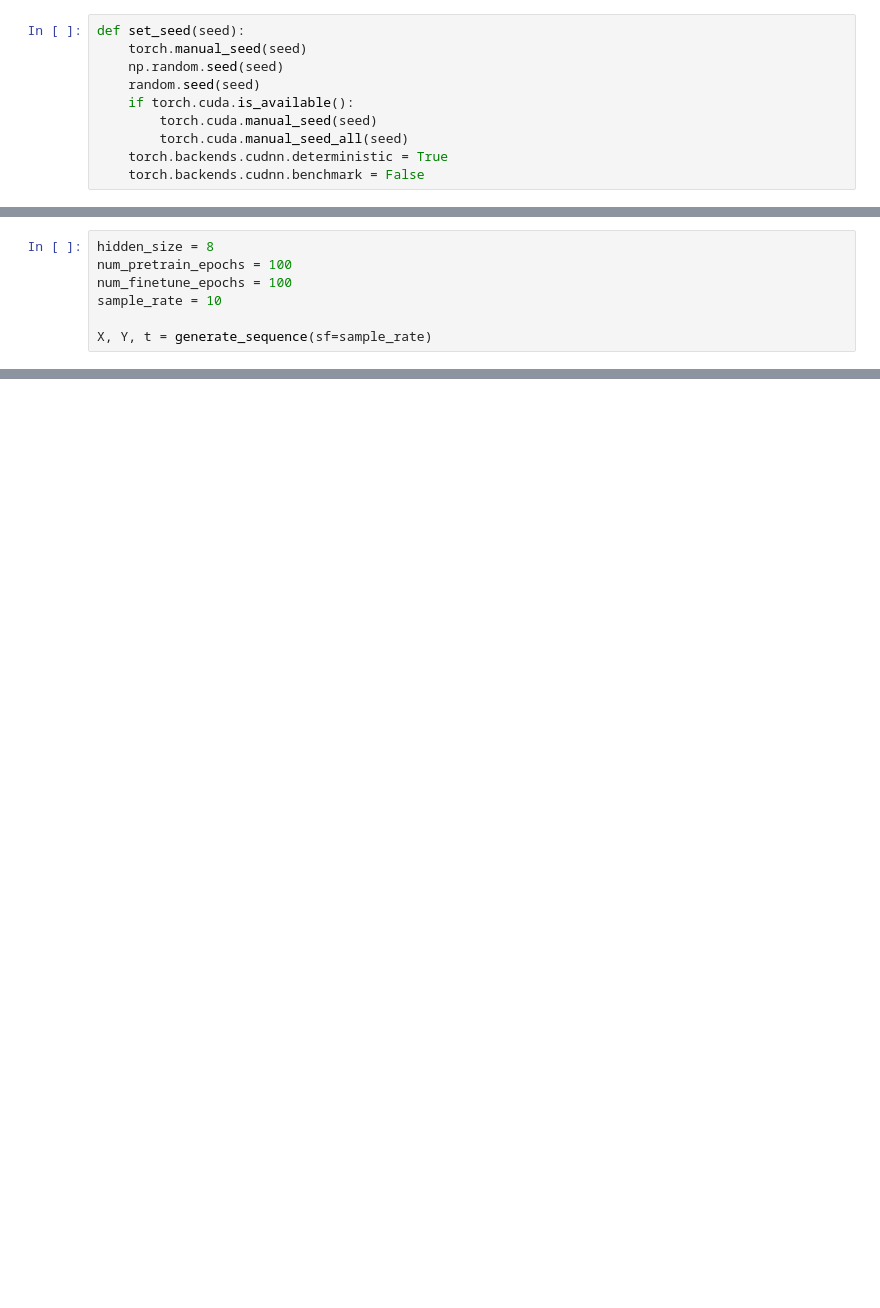
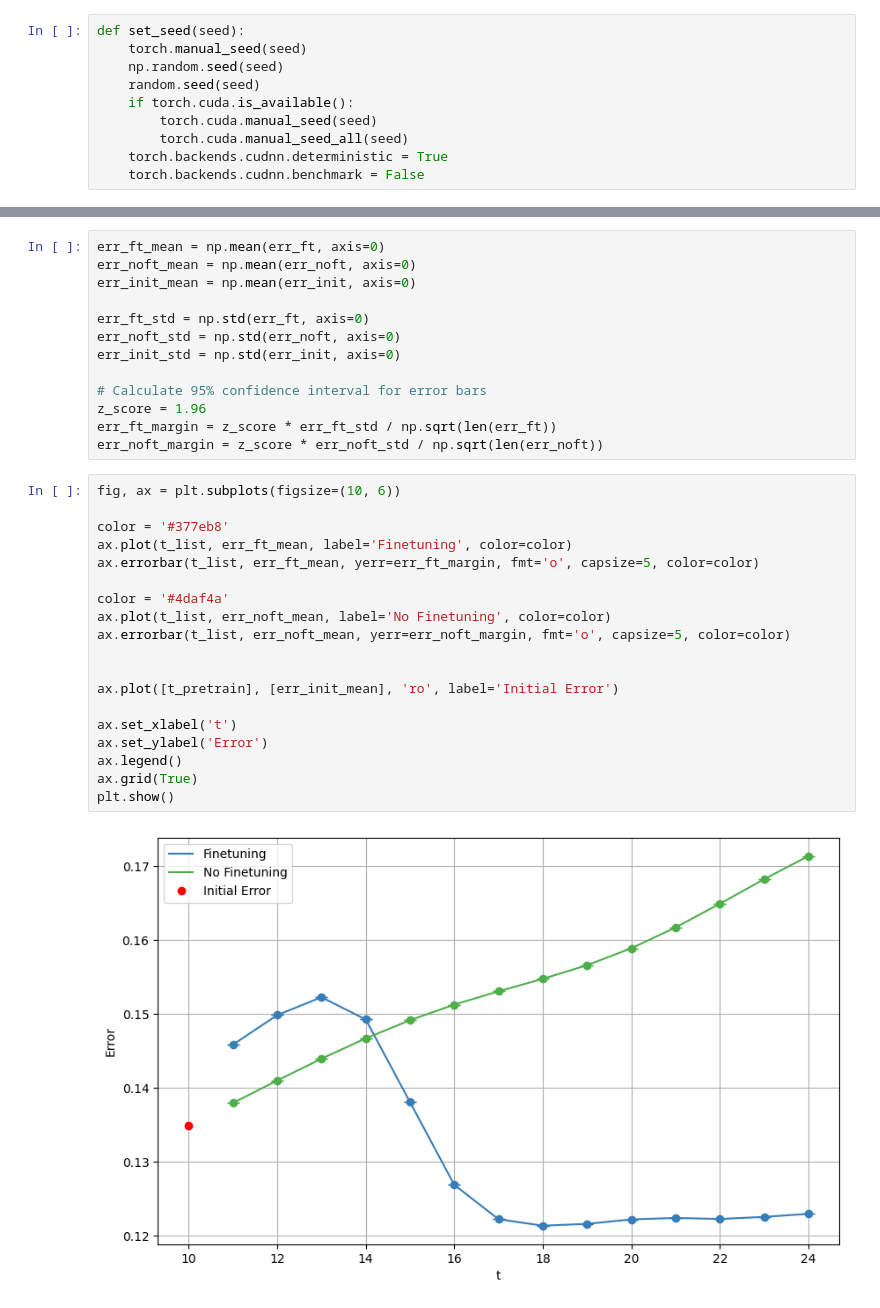
Before and after one commit to Laknath1996/RAG-exps, a Jupyter notebook: notebooks/2-toy.ipynb, the cells around one changed output, grey strips where cells are left out. Cells and saved outputs as stored; diff of their text form; blank space fills up the shorter version.

```diff
--- a/notebooks/2-toy.ipynb
+++ b/notebooks/2-toy.ipynb
@@ -166,9 +152,2 @@ def run_at_time(t, t_pretrain, pretrained_state_dict, num_epochs, ignore_pretrai
 
     return error
-# %%
-hidden_size = 8
-num_pretrain_epochs = 100
-num_finetune_epochs = 100
-sample_rate = 10
-
-X, Y, t = generate_sequence(sf=sample_rate)
@@ -174,0 +236,34 @@ X, Y, t = generate_sequence(sf=sample_rate)
+# %%
+err_ft_mean = np.mean(err_ft, axis=0)
+err_noft_mean = np.mean(err_noft, axis=0)
+err_init_mean = np.mean(err_init, axis=0)
+
+err_ft_std = np.std(err_ft, axis=0)
+err_noft_std = np.std(err_noft, axis=0)
+err_init_std = np.std(err_init, axis=0)
+
+# Calculate 95% confidence interval for error bars
+z_score = 1.96
+err_ft_margin = z_score * err_ft_std / np.sqrt(len(err_ft))
+err_noft_margin = z_score * err_noft_std / np.sqrt(len(err_noft))
+# %%
+fig, ax = plt.subplots(figsize=(10, 6))
+
+color = '#377eb8'
+ax.plot(t_list, err_ft_mean, label='Finetuning', color=color)
+ax.errorbar(t_list, err_ft_mean, yerr=err_ft_margin, fmt='o', capsize=5, color=color)
+
+color = '#4daf4a'
+ax.plot(t_list, err_noft_mean, label='No Finetuning', color=color)
+ax.errorbar(t_list, err_noft_mean, yerr=err_noft_margin, fmt='o', capsize=5, color=color)
+
+
+ax.plot([t_pretrain], [err_init_mean], 'ro', label='Initial Error')
+
+ax.set_xlabel('t')
+ax.set_ylabel('Error')
+ax.legend()
+ax.grid(True)
+plt.show()
+# %% [output]
+[figure, added]
```
Also changed, not shown: parts of 21 cells of this notebook, 13 other files.
